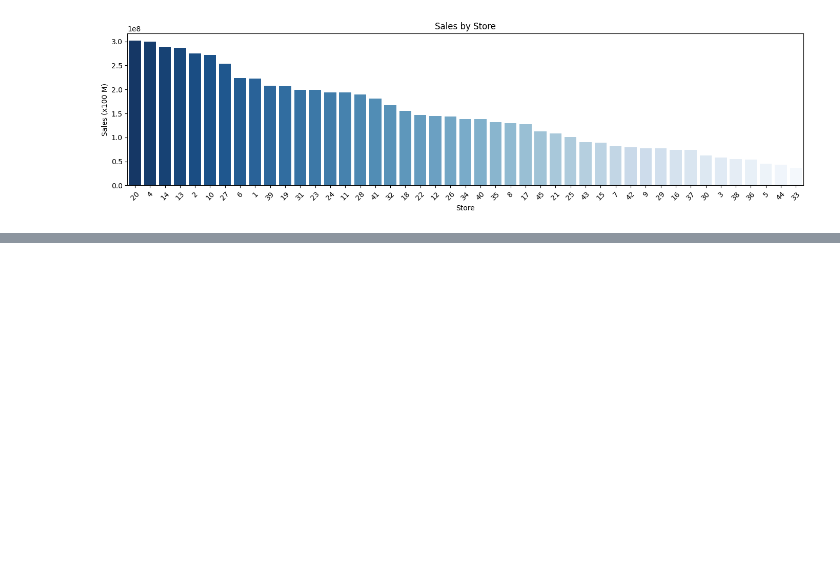
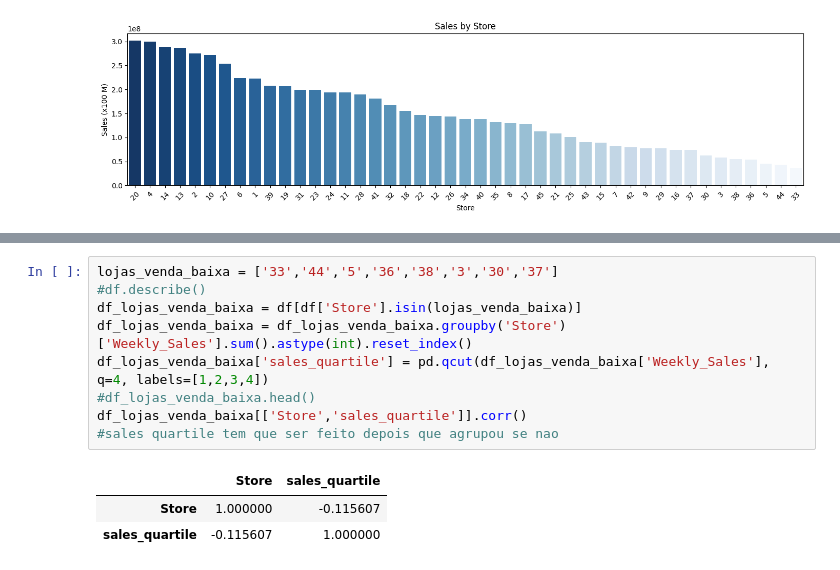
Before and after one commit to diogobueno-analytics/walmart-sales, a Jupyter notebook: walmart_analysis.ipynb, the cells around one changed output, grey strips where cells are left out. Saved outputs shown, nothing was run; the diff lists cells and outputs as text; blank space fills up the shorter version.

```diff
--- a/walmart_analysis.ipynb
+++ b/walmart_analysis.ipynb
@@ -177,0 +197,13 @@ Name: Weekly_Sales, dtype: float64
+# %%
+lojas_venda_baixa = ['33','44','5','36','38','3','30','37']
+#df.describe()
+df_lojas_venda_baixa = df[df['Store'].isin(lojas_venda_baixa)]
+df_lojas_venda_baixa = df_lojas_venda_baixa.groupby('Store')['Weekly_Sales'].sum().astype(int).reset_index()
+df_lojas_venda_baixa['sales_quartile'] = pd.qcut(df_lojas_venda_baixa['Weekly_Sales'], q=4, labels=[1,2,3,4])
+#df_lojas_venda_baixa.head()
+df_lojas_venda_baixa[['Store','sales_quartile']].corr()
+#sales quartile tem que ser feito depois que agrupou se nao
+# %% [output]
+|  | Store | sales_quartile |
+| Store | 1.000000 | -0.115607 |
+| sales_quartile | -0.115607 | 1.000000 |
```
Also changed, not shown: parts of 6 cells of this notebook.
